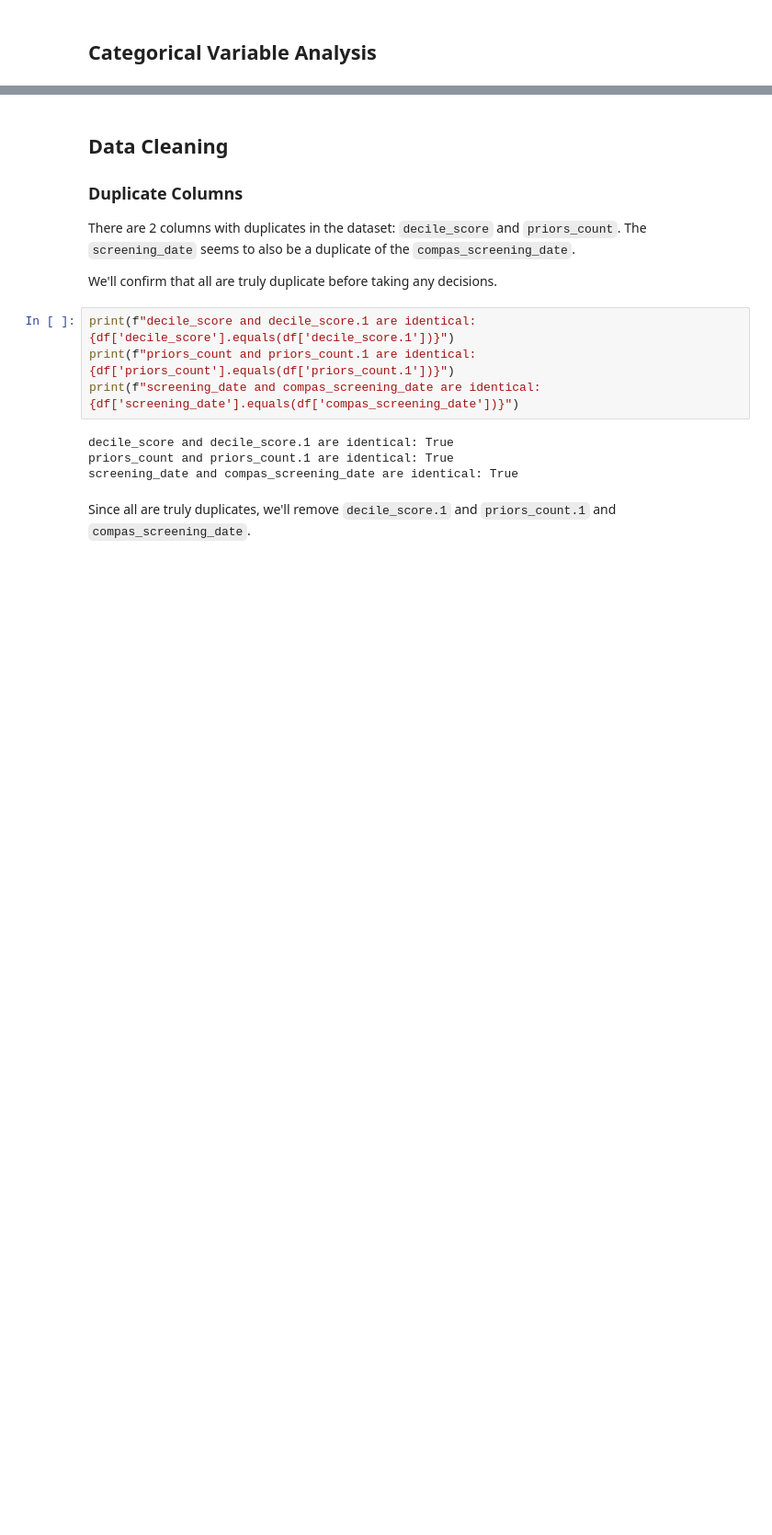
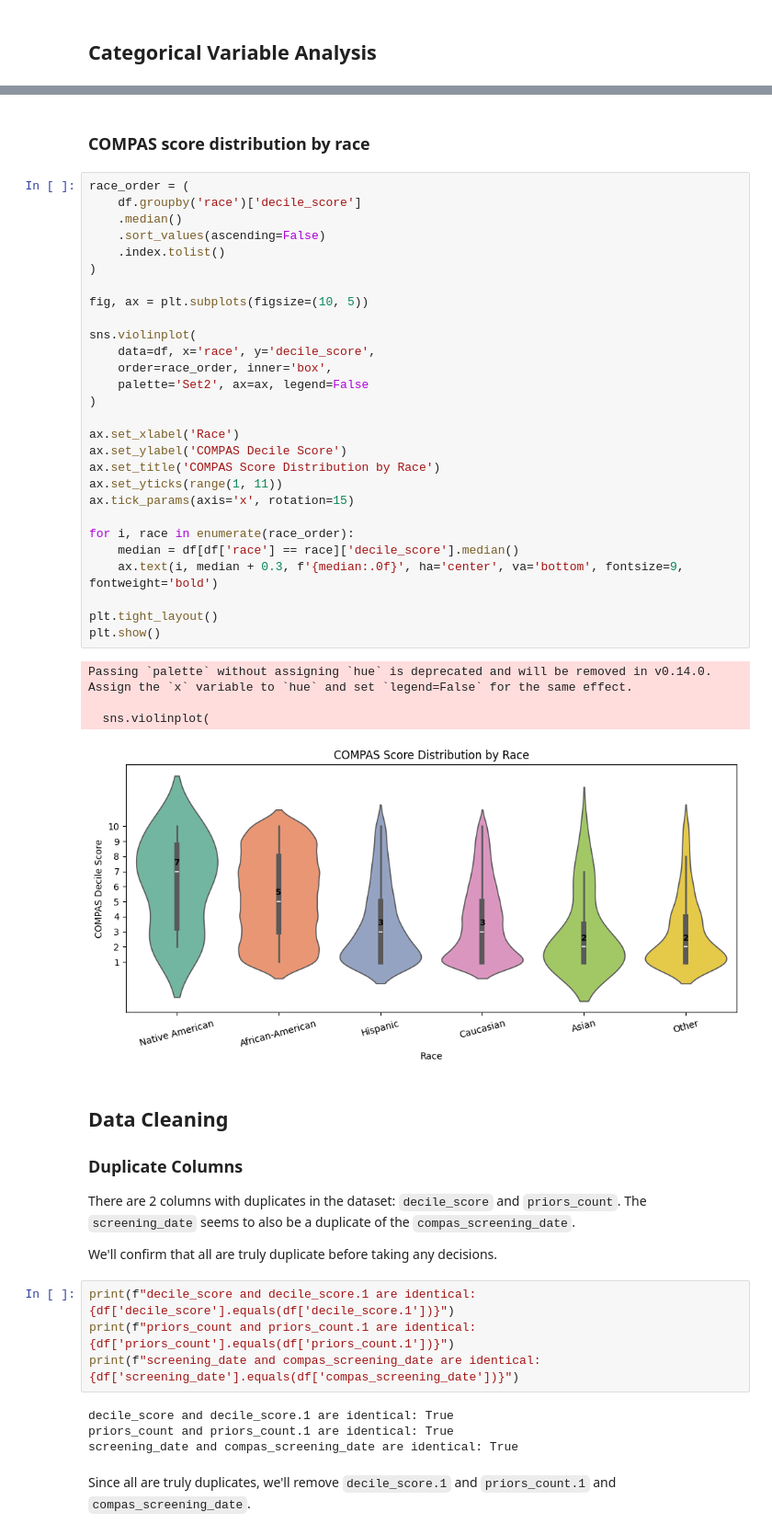
Before and after one commit to tiago-bd-oliveira/racial-bias-COMPAS, a Jupyter notebook: delivery2/pre_processing.ipynb, the cells around one changed output, grey strips where cells are left out. Shown at 92% size. Drawn from its saved outputs; the diff is of its cells as text; blank space fills up the shorter version.

```diff
--- a/delivery2/pre_processing.ipynb
+++ b/delivery2/pre_processing.ipynb
@@ -127,6 +129,41 @@ Low       66.00
 Medium    24.11
 High       9.90
 Name: proportion, dtype: float64
+# %% [markdown]
+### COMPAS score distribution by race
+# %%
+race_order = (
+    df.groupby('race')['decile_score']
+    .median()
+    .sort_values(ascending=False)
+    .index.tolist()
+)
+
+fig, ax = plt.subplots(figsize=(10, 5))
+
+sns.violinplot(
+    data=df, x='race', y='decile_score',
+    order=race_order, inner='box',
+    palette='Set2', ax=ax, legend=False
+)
+
+ax.set_xlabel('Race')
+ax.set_ylabel('COMPAS Decile Score')
+ax.set_title('COMPAS Score Distribution by Race')
+ax.set_yticks(range(1, 11))
+ax.tick_params(axis='x', rotation=15)
+
+for i, race in enumerate(race_order):
+    median = df[df['race'] == race]['decile_score'].median()
+    ax.text(i, median + 0.3, f'{median:.0f}', ha='center', va='bottom', fontsize=9, fontweight='bold')
+
+plt.tight_layout()
+plt.show()
+# %% [output]
+Passing `palette` without assigning `hue` is deprecated and will be removed in v0.14.0. Assign the `x` variable to `hue` and set `legend=False` for the same effect.
+
+  sns.violinplot(
+[figure, added]
 # %% [markdown]
 ## Data Cleaning
 
```
Also changed, not shown: parts of 11 cells of this notebook, 18 other files.
